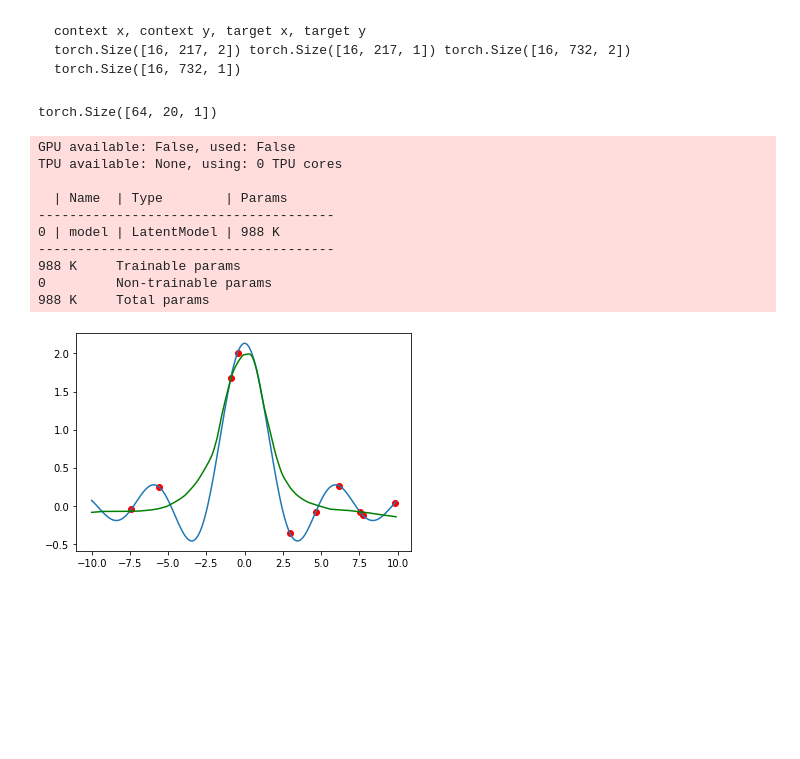
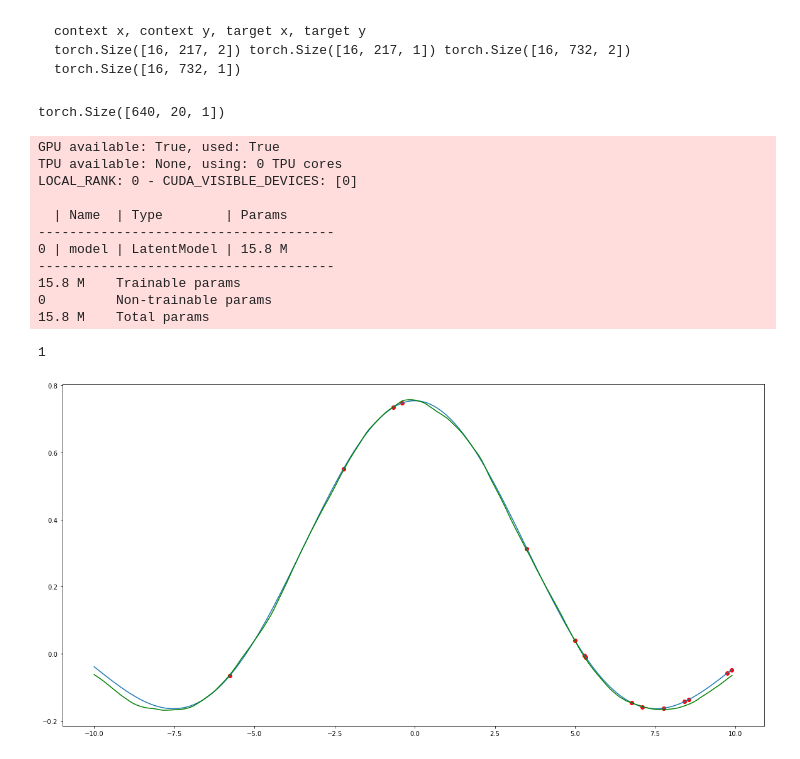
Before and after one commit to fg91/experiments, a Jupyter notebook: attentive_neural_processes.ipynb, the cells around one changed output. Saved outputs shown, nothing was run; the diff lists cells and outputs as text; code cells hidden in the pictures; blank space fills up the shorter version.

Commit message:
long training

```diff
--- a/attentive_neural_processes.ipynb
+++ b/attentive_neural_processes.ipynb
@@ -89,9 +89,9 @@ plt.scatter(queries_x, y, c='r')
 # %%
-ds_train = SincDataset(100_000, contexts=10, queries=20)
-ds_valid = SincDataset(2_000, contexts=10, queries=20)
-
-dl_train = DataLoader(ds_train, batch_size=64, shuffle=True)
-dl_valid = DataLoader(ds_valid, batch_size=64, shuffle=False)
+ds_train = SincDataset(500_000, contexts=10, queries=20)
+ds_valid = SincDataset(5_000, contexts=10, queries=20)
+# %%
+dl_train = DataLoader(ds_train, batch_size=640, shuffle=True)
+dl_valid = DataLoader(ds_valid, batch_size=640, shuffle=False)
 # %%
 (context_x, context_y, queries_x), y = next(iter(dl_train))
 # %%
@@ -385,13 +385,13 @@ y_pred, kl, loss = model(context_x, context_y, queries_x, y)
 # %%
 y_pred.shape
 # %% [output]
-torch.Size([64, 20, 1])
+torch.Size([640, 20, 1])
 # %%
 class Model(pl.LightningModule):
 
     def __init__(self):
         super().__init__()
-        self.model = LatentModel(128)
+        self.model = LatentModel(512)
         #self.accuracy = pl.metrics.Accuracy()
 
     def forward(self, context_x, context_y, queries_x, y=None):
@@ -432,36 +432,39 @@ class Model(pl.LightningModule):
         return optimizer
 # %%
 pl_model = Model()
-trainer = pl.Trainer(max_epochs=15, gpus=0) #, logger=mlf_logger)
+trainer = pl.Trainer(max_epochs=50, gpus=1) #, logger=mlf_logger)
 trainer.fit(pl_model, dl_train, dl_valid)
 # %% [output]
-GPU available: False, used: False
+GPU available: True, used: True
 TPU available: None, using: 0 TPU cores
+LOCAL_RANK: 0 - CUDA_VISIBLE_DEVICES: [0]
 
   | Name  | Type        | Params
 --------------------------------------
-0 | model | LatentModel | 988 K
+0 | model | LatentModel | 15.8 M
 --------------------------------------
-988 K     Trainable params
+15.8 M    Trainable params
 0         Non-trainable params
-988 K     Total params
+15.8 M    Total params
+1
 # %%
 pl_model.model = pl_model.model.eval()
 
-num_contexts = 10
+num_contexts = 15
 x_samples, y_samples, f = get_random_sinc_samples(num_samples=num_contexts)
 
 context_x, context_y = x_samples.unsqueeze(-1).unsqueeze(0), y_samples.unsqueeze(-1).unsqueeze(0)
 queries_x = torch.arange(-10, 10, .1).unsqueeze(-1).unsqueeze(0)
 
 with torch.no_grad():
     y_pred, kl, loss = pl_model(context_x, context_y, queries_x, None)
 
 x = np.arange(-10, 10, .1)
 
+plt.figure(figsize = (20, 10))
 plt.plot(x, f(x))
 plt.scatter(context_x, context_y, c='r')
 plt.plot(queries_x[0,:,0], y_pred[0,:,0], c='g')
 plt.show()
 # %% [output]
-[figure, old version]
+[figure, new version]
```
Also changed, not shown: parts of 3 cells of this notebook.
